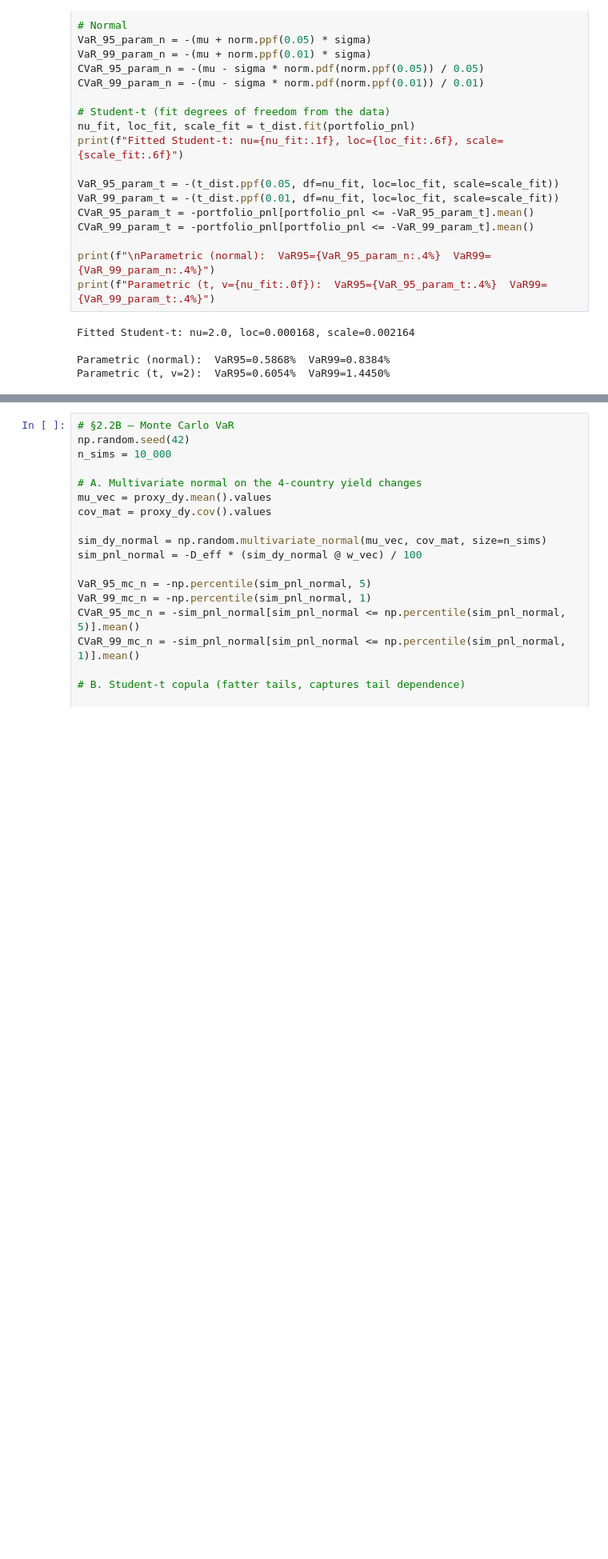
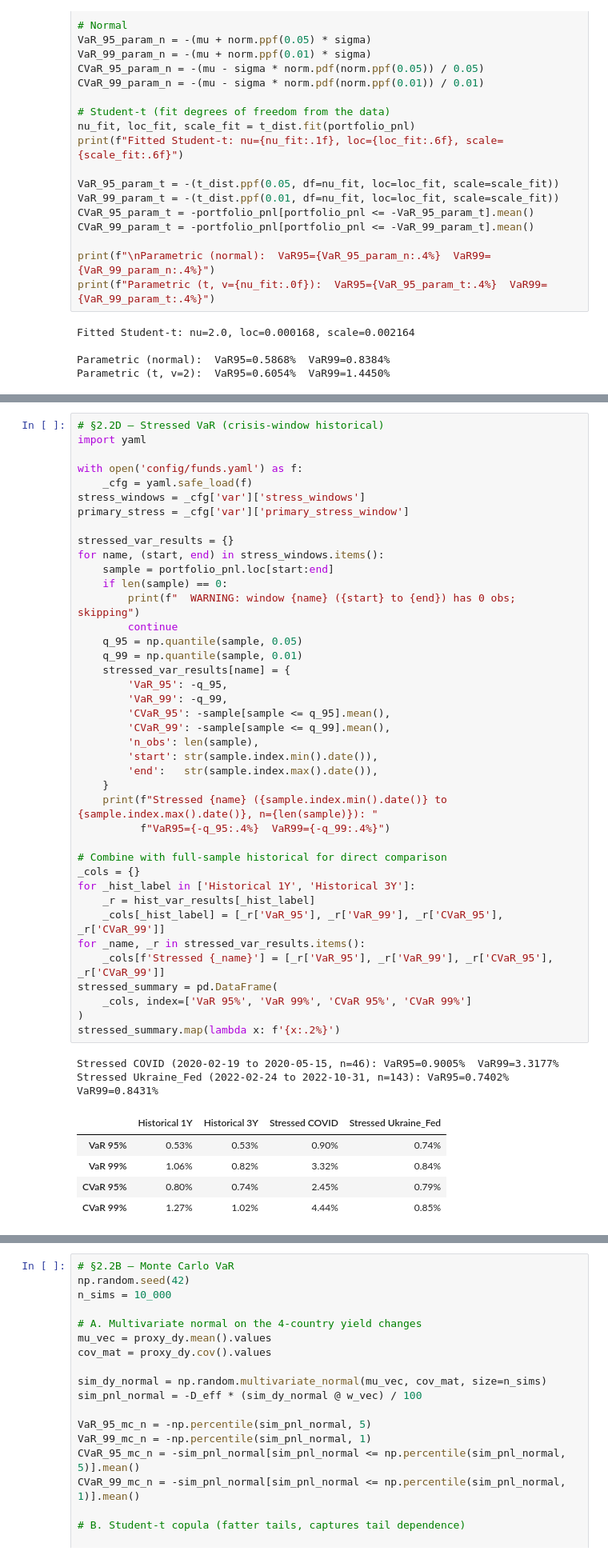
Before and after one commit to NicolasHY/Fixed-Income-Analytics, a Jupyter notebook: main.ipynb, the cells around one changed output, grey strips where cells are left out. Shown at 80% size. Cells and saved outputs as stored; diff of their text form; blank space fills up the shorter version.

```diff
--- a/main.ipynb
+++ b/main.ipynb
@@ -803,0 +808,48 @@ Parametric (t, v=2):  VaR95=0.6054%  VaR99=1.4450%
+# %%
+# §2.2D — Stressed VaR (crisis-window historical)
+import yaml
+
+with open('config/funds.yaml') as f:
+    _cfg = yaml.safe_load(f)
+stress_windows = _cfg['var']['stress_windows']
+primary_stress = _cfg['var']['primary_stress_window']
+
+stressed_var_results = {}
+for name, (start, end) in stress_windows.items():
+    sample = portfolio_pnl.loc[start:end]
+    if len(sample) == 0:
+        print(f"  WARNING: window {name} ({start} to {end}) has 0 obs; skipping")
+        continue
+    q_95 = np.quantile(sample, 0.05)
+    q_99 = np.quantile(sample, 0.01)
+    stressed_var_results[name] = {
+        'VaR_95': -q_95,
+        'VaR_99': -q_99,
+        'CVaR_95': -sample[sample <= q_95].mean(),
+        'CVaR_99': -sample[sample <= q_99].mean(),
+        'n_obs': len(sample),
+        'start': str(sample.index.min().date()),
+        'end':   str(sample.index.max().date()),
+    }
+    print(f"Stressed {name} ({sample.index.min().date()} to {sample.index.max().date()}, n={len(sample)}): "
+          f"VaR95={-q_95:.4%}  VaR99={-q_99:.4%}")
+
+# Combine with full-sample historical for direct comparison
+_cols = {}
+for _hist_label in ['Historical 1Y', 'Historical 3Y']:
+    _r = hist_var_results[_hist_label]
+    _cols[_hist_label] = [_r['VaR_95'], _r['VaR_99'], _r['CVaR_95'], _r['CVaR_99']]
+for _name, _r in stressed_var_results.items():
+    _cols[f'Stressed {_name}'] = [_r['VaR_95'], _r['VaR_99'], _r['CVaR_95'], _r['CVaR_99']]
+stressed_summary = pd.DataFrame(
+    _cols, index=['VaR 95%', 'VaR 99%', 'CVaR 95%', 'CVaR 99%']
+)
+stressed_summary.map(lambda x: f'{x:.2%}')
+# %% [output]
+Stressed COVID (2020-02-19 to 2020-05-15, n=46): VaR95=0.9005%  VaR99=3.3177%
+Stressed Ukraine_Fed (2022-02-24 to 2022-10-31, n=143): VaR95=0.7402%  VaR99=0.8431%
+|  | Historical 1Y | Historical 3Y | Stressed COVID | Stressed Ukraine_Fed |
+| VaR 95% | 0.53% | 0.53% | 0.90% | 0.74% |
+| VaR 99% | 1.06% | 0.82% | 3.32% | 0.84% |
+| CVaR 95% | 0.80% | 0.74% | 2.45% | 0.79% |
+| CVaR 99% | 1.27% | 1.02% | 4.44% | 0.85% |
```
Also changed, not shown: parts of 9 cells of this notebook, 2 other files.
